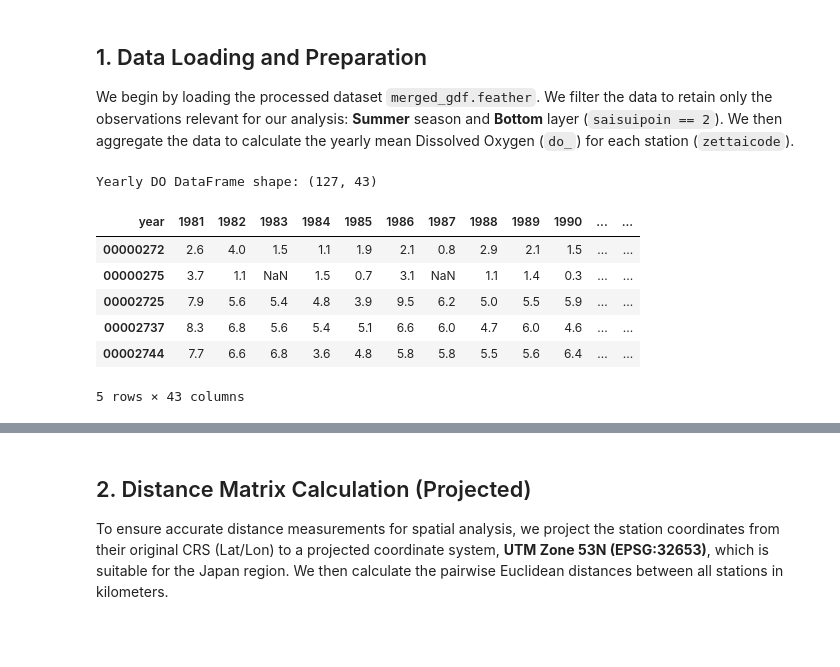
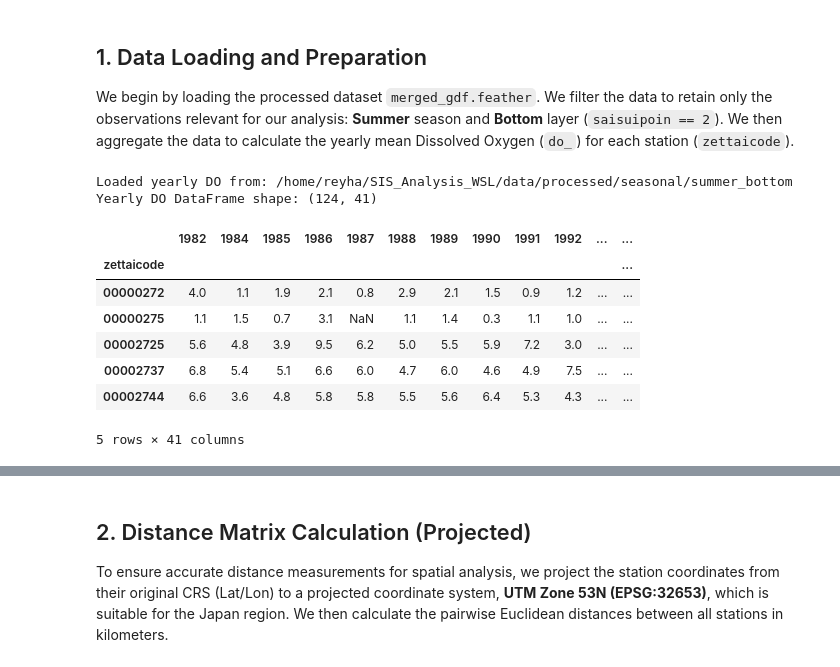
Before and after one commit to reyhanstig/SIS_Analysis_WSL, a Jupyter notebook: notebooks/pipeline/08_Decorrelation_Analysis_v3.ipynb, the cells around one changed output, grey strips where cells are left out. Cells and saved outputs as stored; diff of their text form; code cells hidden in the pictures; blank space fills up the shorter version.

```diff
--- a/notebooks/pipeline/08_Decorrelation_Analysis_v3.ipynb
+++ b/notebooks/pipeline/08_Decorrelation_Analysis_v3.ipynb
@@ -50,40 +51,3 @@ distance_cutoff_km = 100
 
 We begin by loading the processed dataset `merged_gdf.feather`. We filter the data to retain only the observations relevant for our analysis: **Summer** season and **Bottom** layer (`saisuipoin == 2`).
 We then aggregate the data to calculate the yearly mean Dissolved Oxygen (`do_`) for each station (`zettaicode`).
-# %%
-# Load data
-# data_path = Path('../data/processed/merged_gdf.feather')
-data_path = ProjectPaths.MERGED_DATA_FILE
-merged_gdf = gpd.read_feather(data_path)
-
-# Filter for Summer season and Bottom layer (saisuipoin == 2)
-summer_bottom_df = merged_gdf[
-    (merged_gdf['season'] == 'Summer') &
-    (merged_gdf['saisuipoin'] == 2)
-].dropna(subset=['do_']).copy()
-
-# Group by station and year to get yearly means
-station_dict = {name: group[['year', 'do_']].set_index('year')
-    for name, group in summer_bottom_df.groupby('zettaicode')}
-
-yearly_do_list = []
-for zettaicode, df in station_dict.items():
-    numeric_index = pd.to_numeric(df.index, errors='coerce')
-    series = df['do_'].groupby(numeric_index).mean().rename(zettaicode)
-    yearly_do_list.append(series)
-
-# Create the stations x years DataFrame
-yearly_do_df = pd.concat(yearly_do_list, axis=1).T
-yearly_do_df = yearly_do_df.reindex(sorted(yearly_do_df.columns), axis=1)
-
-print(f"Yearly DO DataFrame shape: {yearly_do_df.shape}")
-display(yearly_do_df.head())
-# %% [output]
-Yearly DO DataFrame shape: (127, 43)
-| year | 1981 | 1982 | 1983 | 1984 | 1985 | 1986 | 1987 | 1988 | 1989 | 1990 | ... | ... |
-| 00000272 | 2.6 | 4.0 | 1.5 | 1.1 | 1.9 | 2.1 | 0.8 | 2.9 | 2.1 | 1.5 | ... | ... |
-| 00000275 | 3.7 | 1.1 | NaN | 1.5 | 0.7 | 3.1 | NaN | 1.1 | 1.4 | 0.3 | ... | ... |
-| 00002725 | 7.9 | 5.6 | 5.4 | 4.8 | 3.9 | 9.5 | 6.2 | 5.0 | 5.5 | 5.9 | ... | ... |
-| 00002737 | 8.3 | 6.8 | 5.6 | 5.4 | 5.1 | 6.6 | 6.0 | 4.7 | 6.0 | 4.6 | ... | ... |
-| 00002744 | 7.7 | 6.6 | 6.8 | 3.6 | 4.8 | 5.8 | 5.8 | 5.5 | 5.6 | 6.4 | ... | ... |
-5 rows × 43 columns
@@ -104,0 +54,22 @@ yearly_do_df.to_csv(ProjectPaths.PROCESSED_DATA_DIR/'yearly_do_df.csv', index=Tr
+# %%
+# Load yearly DO data from seasonal subset
+# (produced by 02_Create_Seasonal_Datasets.ipynb)
+from pathlib import Path
+subset_path = Path(subset_dir)
+yearly_do_df = pd.read_csv(subset_path / 'yearly_do_df.csv', index_col=0)
+yearly_do_df.index = yearly_do_df.index.astype(str).str.zfill(8)
+
+print(f"Loaded yearly DO from: {subset_path}")
+print(f"Yearly DO DataFrame shape: {yearly_do_df.shape}")
+display(yearly_do_df.head())
+# %% [output]
+Loaded yearly DO from: /home/reyha/SIS_Analysis_WSL/data/processed/seasonal/summer_bottom
+Yearly DO DataFrame shape: (124, 41)
+|  | 1982 | 1984 | 1985 | 1986 | 1987 | 1988 | 1989 | 1990 | 1991 | 1992 | ... | ... |
+| zettaicode |  |  |  |  |  |  |  |  |  |  |  | ... |
+| 00000272 | 4.0 | 1.1 | 1.9 | 2.1 | 0.8 | 2.9 | 2.1 | 1.5 | 0.9 | 1.2 | ... | ... |
+| 00000275 | 1.1 | 1.5 | 0.7 | 3.1 | NaN | 1.1 | 1.4 | 0.3 | 1.1 | 1.0 | ... | ... |
+| 00002725 | 5.6 | 4.8 | 3.9 | 9.5 | 6.2 | 5.0 | 5.5 | 5.9 | 7.2 | 3.0 | ... | ... |
+| 00002737 | 6.8 | 5.4 | 5.1 | 6.6 | 6.0 | 4.7 | 6.0 | 4.6 | 4.9 | 7.5 | ... | ... |
+| 00002744 | 6.6 | 3.6 | 4.8 | 5.8 | 5.8 | 5.5 | 5.6 | 6.4 | 5.3 | 4.3 | ... | ... |
+5 rows × 41 columns
```
Also changed, not shown: parts of 7 cells of this notebook, 15 other files.
